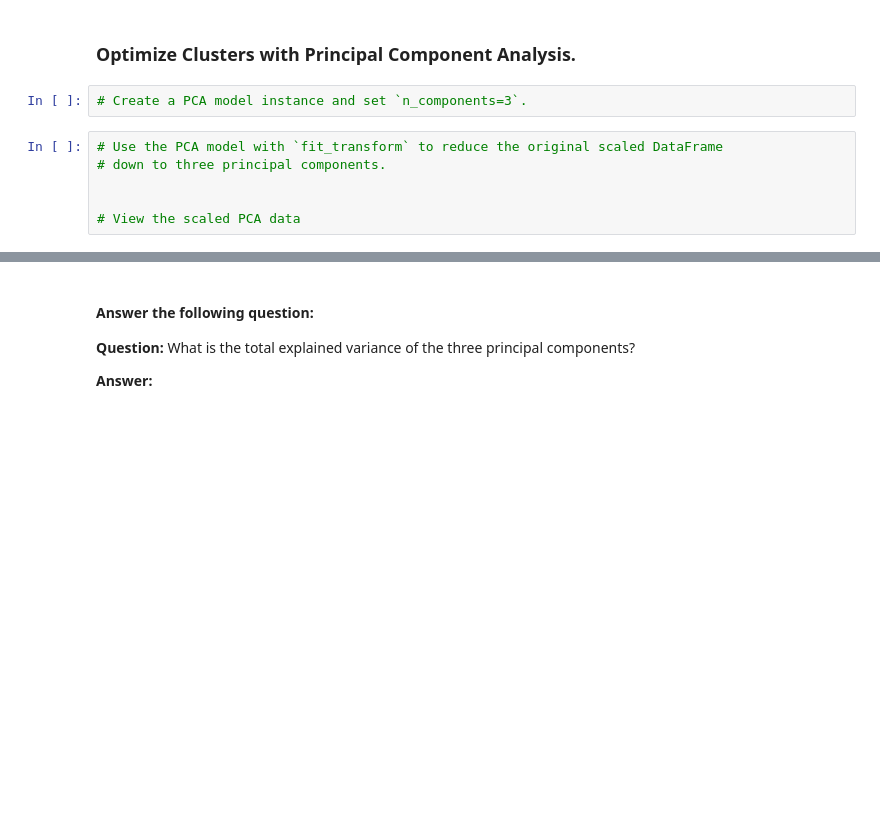
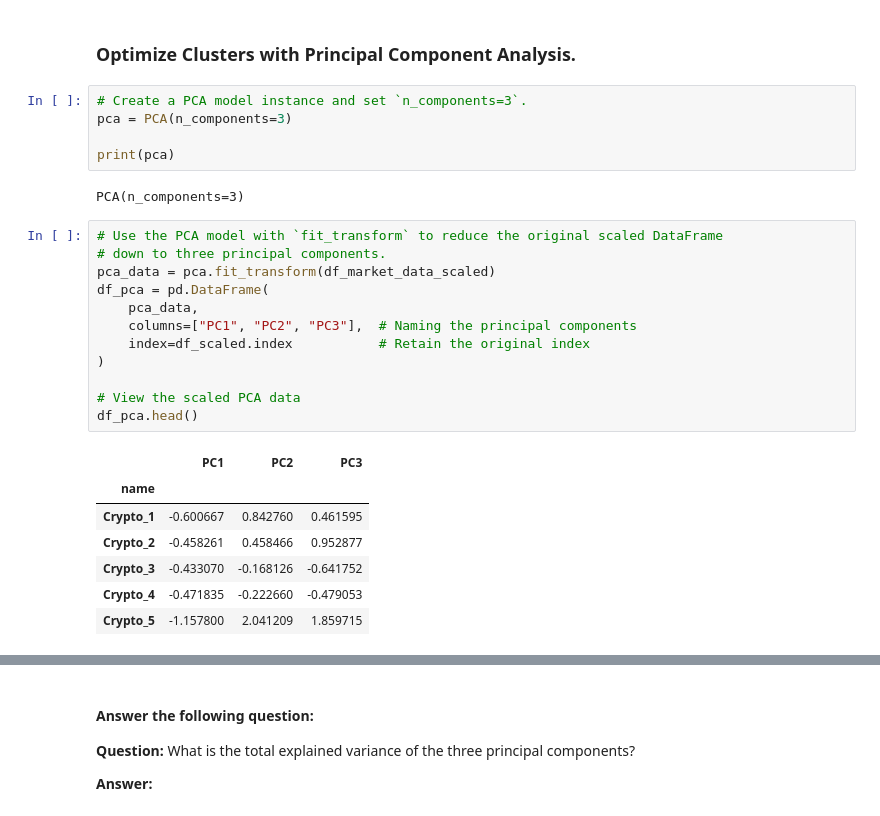
Before and after one commit to AzaniaHH/CryptoClustering, a Jupyter notebook: Crypto_Clustering.ipynb, the cells around one changed output, grey strips where cells are left out. Cells and saved outputs as stored; diff of their text form; blank space fills up the shorter version.

```diff
--- a/Crypto_Clustering.ipynb
+++ b/Crypto_Clustering.ipynb
@@ -253,12 +264,31 @@ df_clustered.head()
 ### Optimize Clusters with Principal Component Analysis.
 # %%
 # Create a PCA model instance and set `n_components=3`.
+pca = PCA(n_components=3)
+
+print(pca)
+# %% [output]
+PCA(n_components=3)
 # %%
 # Use the PCA model with `fit_transform` to reduce the original scaled DataFrame
 # down to three principal components.
-
+pca_data = pca.fit_transform(df_market_data_scaled)
+df_pca = pd.DataFrame(
+    pca_data,
+    columns=["PC1", "PC2", "PC3"],  # Naming the principal components
+    index=df_scaled.index           # Retain the original index
+)
 
 # View the scaled PCA data
+df_pca.head()
+# %% [output]
+|  | PC1 | PC2 | PC3 |
+| name |  |  |  |
+| Crypto_1 | -0.600667 | 0.842760 | 0.461595 |
+| Crypto_2 | -0.458261 | 0.458466 | 0.952877 |
+| Crypto_3 | -0.433070 | -0.168126 | -0.641752 |
+| Crypto_4 | -0.471835 | -0.222660 | -0.479053 |
+| Crypto_5 | -1.157800 | 2.041209 | 1.859715 |
 # %%
 # Retrieve the explained variance to determine how much information
 # can be attributed to each principal component.
```
Also changed, not shown: parts of 8 cells of this notebook.
